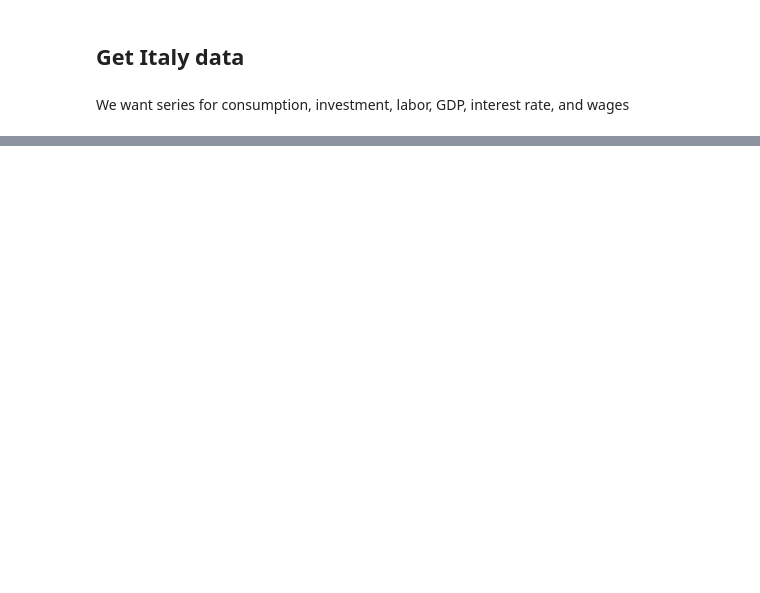
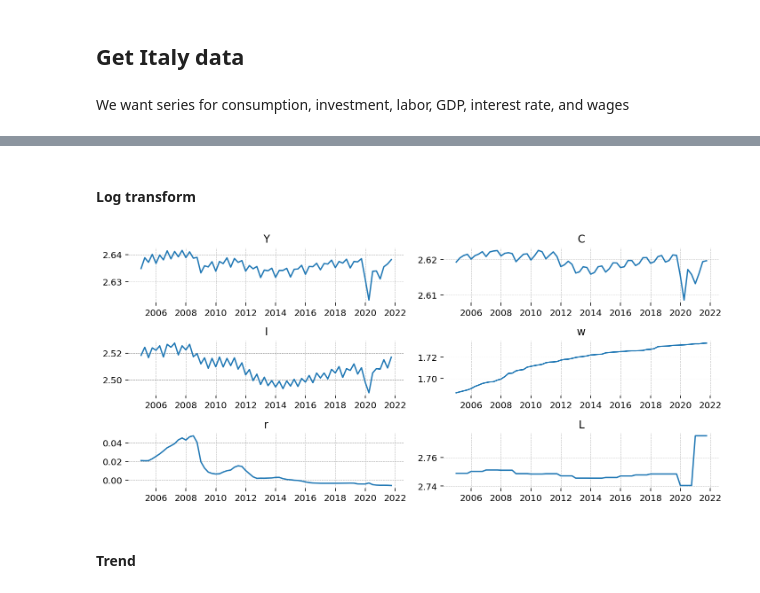
Before and after one commit to lukasgrahl/macro_rbc, a Jupyter notebook: notebooks/Fitting RBC to Italy Data.ipynb, the cells around one changed output, grey strips where cells are left out. Cells and saved outputs as stored; diff of their text form; code cells hidden in the pictures; blank space fills up the shorter version.

```diff
--- a/notebooks/Fitting RBC to Italy Data.ipynb
+++ b/notebooks/Fitting RBC to Italy Data.ipynb
@@ -64,8 +103,11 @@ NameError: name 'rbc' is not defined
 # %% [markdown]
 We want series for consumption, investment, labor, GDP, interest rate, and wages
 # %%
-#missin average hourly wage
+data = pd.read_csv(os.path.join(DATA_DIR, "all_rbc_data.csv"))
+data["TIME"] = time_format(data.TIME)
+data.set_index("TIME", drop=True, inplace=True)
+data.sort_index(inplace=True)
 
-data = pd.read_csv("all_rbc_data.csv")
-data
-data["TIME"]
+data.rename(columns=dict(zip(data.columns, ["Y", "I", "Z", "X", "r", "C", "w", "L"])), inplace=True)
+
+data.drop(["X", "Z"], axis=1, inplace=True)
@@ -107,2 +113,0 @@ import datetime as dt
-# %%
-data["TIME"] = data.TIME.apply(lambda x: dt.datetime.strptime(str(x), "%Y-%m-%d"))
@@ -120,0 +129,16 @@ data.
+# %% [markdown]
+#### Log transform
+# %%
+def transform(arr: pd.Series, func, **kwargs):
+    return func(arr, **kwargs)
+# %%
+df = data.copy()
+for col in df.columns:
+    df[col] = transform(df[col], np.log1p)
+    df[col] = transform(df[col], np.log1p)
+# %%
+plot_df(df)
+# %% [output]
+[figure, added]
+# %% [markdown]
+#### Trend
```
Also changed, not shown: parts of 40 cells of this notebook, 3 other files.
